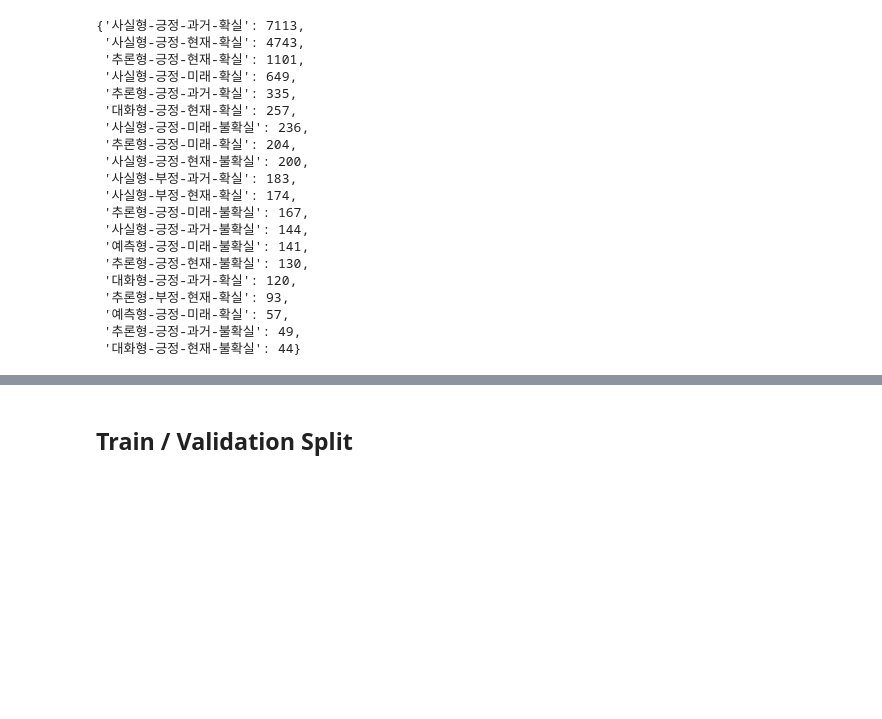
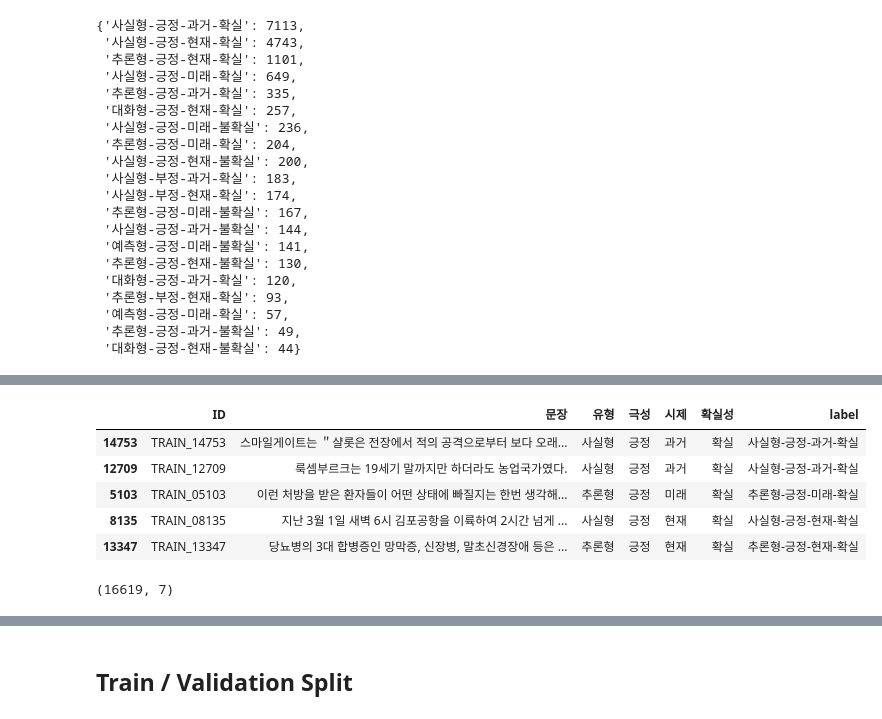
Before and after one commit to seul1230/2022_likelion, a Jupyter notebook: [NLP] sentence_category/seul_sentence_category.ipynb, the cells around one changed output, grey strips where cells are left out. Saved outputs shown, nothing was run; the diff lists cells and outputs as text; code cells hidden in the pictures; blank space fills up the shorter version.

```diff
--- a/[NLP] sentence_category/seul_sentence_category.ipynb
+++ b/[NLP] sentence_category/seul_sentence_category.ipynb
@@ -194,0 +315,11 @@ sns.barplot(y = list(counter.keys()), x = list(counter.values()));
+# %%
+display(df.sample(5))
+df.shape
+# %% [output]
+|  | ID | 문장 | 유형 | 극성 | 시제 | 확실성 | label |
+| 14753 | TRAIN_14753 | 스마일게이트는 ＂샬롯은 전장에서 적의 공격으로부터 보다 오래... | 사실형 | 긍정 | 과거 | 확실 | 사실형-긍정-과거-확실 |
+| 12709 | TRAIN_12709 | 룩셈부르크는 19세기 말까지만 하더라도 농업국가였다. | 사실형 | 긍정 | 과거 | 확실 | 사실형-긍정-과거-확실 |
+| 5103 | TRAIN_05103 | 이런 처방을 받은 환자들이 어떤 상태에 빠질지는 한번 생각해... | 추론형 | 긍정 | 미래 | 확실 | 추론형-긍정-미래-확실 |
+| 8135 | TRAIN_08135 | 지난 3월 1일 새벽 6시 김포공항을 이륙하여 2시간 넘게 ... | 사실형 | 긍정 | 현재 | 확실 | 사실형-긍정-현재-확실 |
+| 13347 | TRAIN_13347 | 당뇨병의 3대 합병증인 망막증, 신장병, 말초신경장애 등은 ... | 추론형 | 긍정 | 현재 | 확실 | 추론형-긍정-현재-확실 |
+(16619, 7)
```
Also changed, not shown: parts of 44 cells of this notebook, 1 other file.
